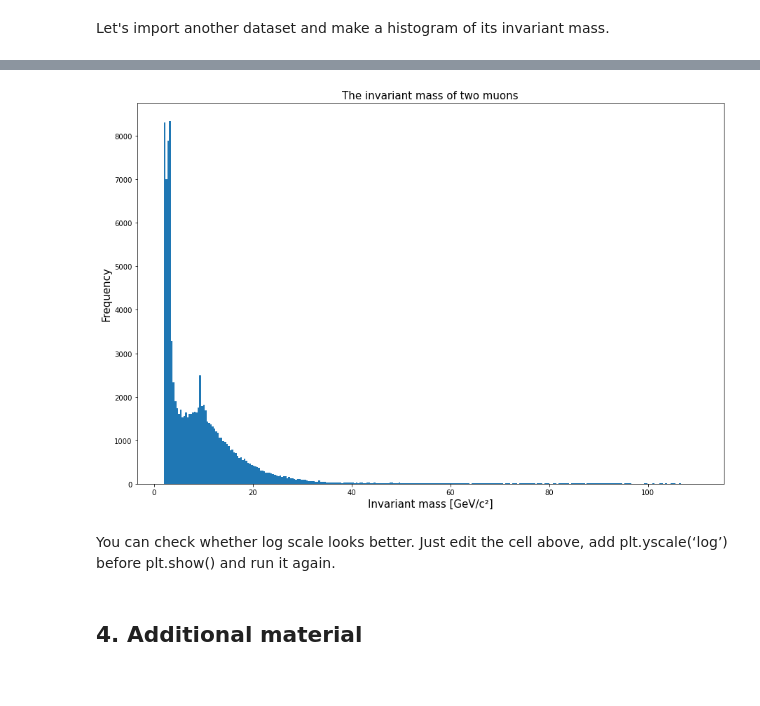
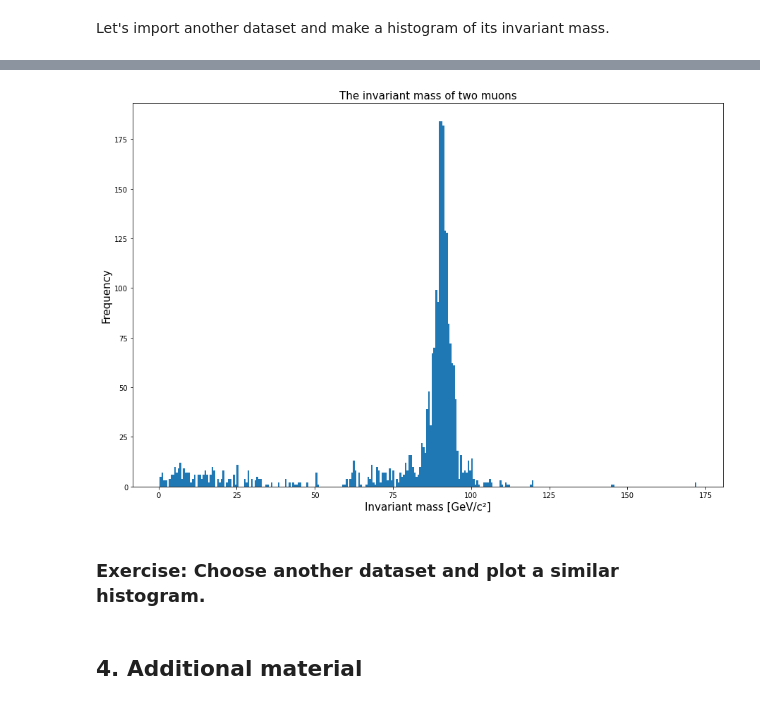
Before and after one commit to opendata-education/en_Workshops, a Jupyter notebook: content/exercises/jupyter-notebook-tutorial.ipynb, the cells around one changed output, grey strips where cells are left out. Drawn from its saved outputs; the diff is of its cells as text; code cells hidden in the pictures.

Commit message:
Changed the dataset for pedagogical purposes and made some other improvements

```diff
--- a/content/exercises/jupyter-notebook-tutorial.ipynb
+++ b/content/exercises/jupyter-notebook-tutorial.ipynb
@@ -134,7 +134,7 @@ import matplotlib.pyplot as plt
 # %% [markdown]
 Let's import another dataset and make a histogram of its invariant mass.
 # %%
-two_muons = pd.read_csv("http://opendata.cern.ch/record/303/files/dimuon.csv")
+two_muons = pd.read_csv("http://opendata.cern.ch/record/307/files/Zmumu.csv")
 two_muons.head()
 # %% [output]
 |  | Type | Run | Event | E1 | px1 | py1 | pz1 | pt1 | eta1 | phi1 | Q1 | ... |
@@ -146,24 +146,24 @@ two_muons.head()
 # %%
 #Save the invariant mass in a variable
-invariant_mass = two_muons['M']
+invar_mass = two_muons['M']
 
 # Plot the histogram with the function hist() of the matplotlib.pyplot module:
 # (http://matplotlib.org/api/pyplot_api.html?highlight=matplotlib.pyplot.hist#matplotlib.pyplot.hist).
 # 'Bins' determines the number of the bins used.
 fig = plt.figure(figsize=(15,10))
-plt.hist(invariant_mass, bins=300)
+plt.hist(invar_mass, bins=300)
 
 # Name the axes and give the title
 plt.xlabel('Invariant mass [GeV/c²]', fontsize=15)
 plt.ylabel('Frequency', fontsize=15)
 plt.title('The invariant mass of two muons', fontsize=15)
-#plt.yscale('log')
+
 # Show the plot.
 plt.show()
 # %% [output]
-[figure, old version]
+[figure, new version]
-# %% [markdown]
-You can check whether log scale looks better. Just edit the cell above, add plt.yscale(‘log’) before plt.show() and run it again.
+# %% [markdown]
+### Exercise: Choose another dataset and plot a similar histogram.
 # %% [markdown]
 ## 4. Additional material
 # %% [markdown]
```
Also changed, not shown: parts of 10 cells of this notebook.
